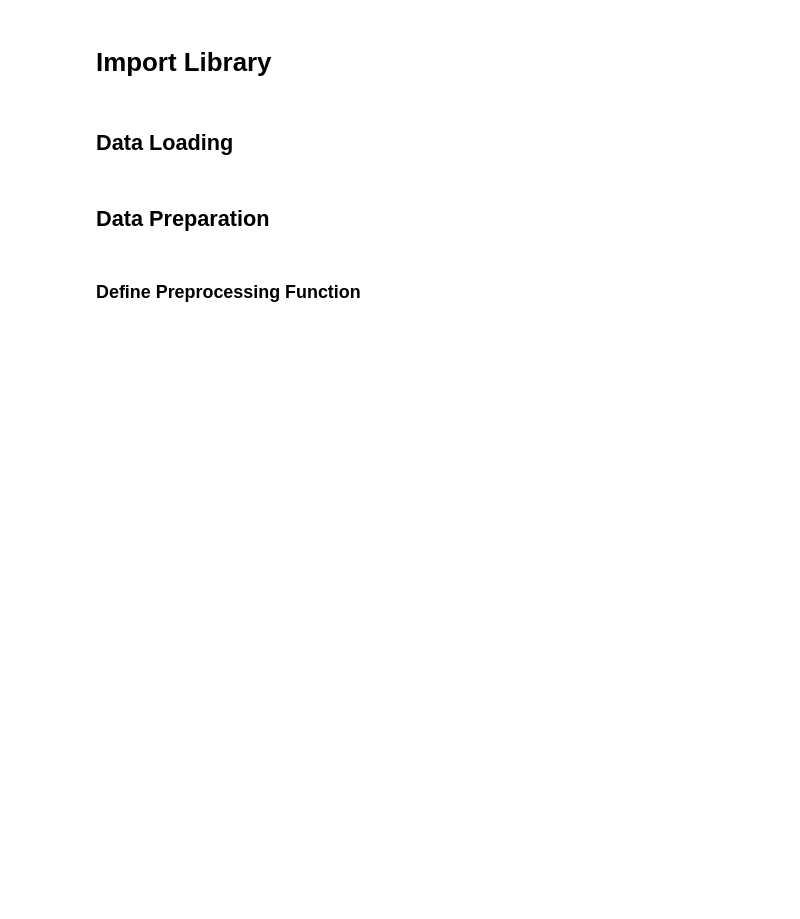
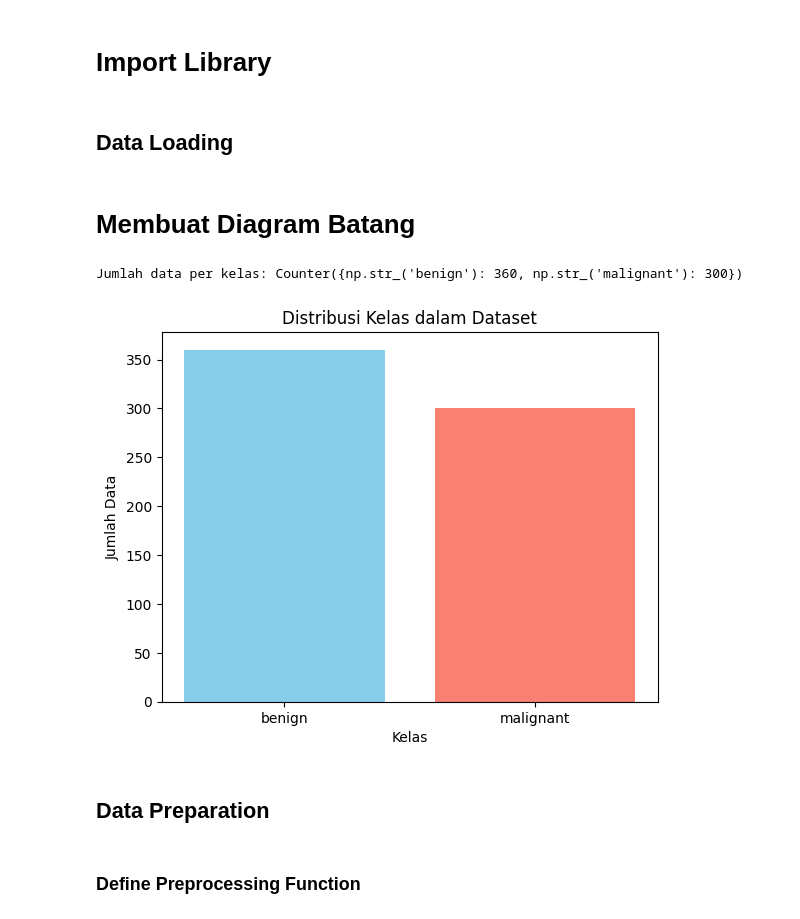
Before and after one commit to F1D02310118/Project-PCD-Klasifikasi-Kanker-Kulit-Jinak-dan-Ganas, a Jupyter notebook: Percobaan_2.ipynb, the cells around one changed output. Drawn from its saved outputs; the diff is of its cells as text; code cells hidden in the pictures; blank space fills up the shorter version.

```diff
--- a/Percobaan_2.ipynb
+++ b/Percobaan_2.ipynb
@@ -50,6 +51,24 @@ for sub_folder in os.listdir("dataset\\"):
 
 data = np.array(data)
 labels = np.array(labels)
+# %% [markdown]
+# Membuat Diagram Batang
+# %%
+class_count = Counter(labels)
+
+print("Jumlah data per kelas:", class_count)
+
+label_names = list(class_count.keys())
+jumlah = list(class_count.values())
+
+plt.bar(label_names, jumlah, color=['skyblue', 'salmon'])
+plt.title("Distribusi Kelas dalam Dataset")
+plt.xlabel("Kelas")
+plt.ylabel("Jumlah Data")
+plt.show()
+# %% [output]
+Jumlah data per kelas: Counter({np.str_('benign'): 360, np.str_('malignant'): 300})
+[figure, added]
 # %% [markdown]
 ## Data Preparation
 # %% [markdown]
```
Also changed, not shown: parts of 1 cell of this notebook, 2 other files.
